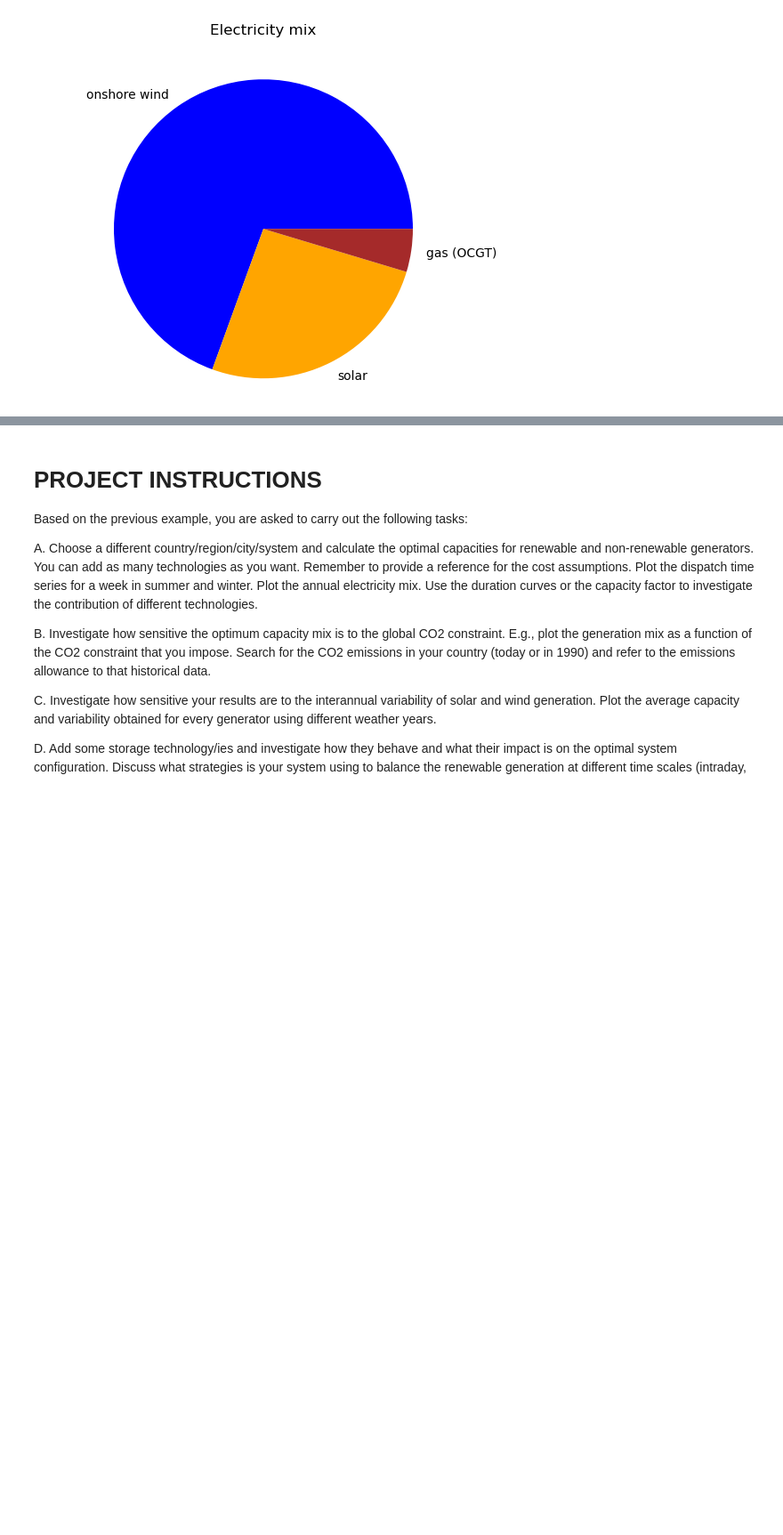
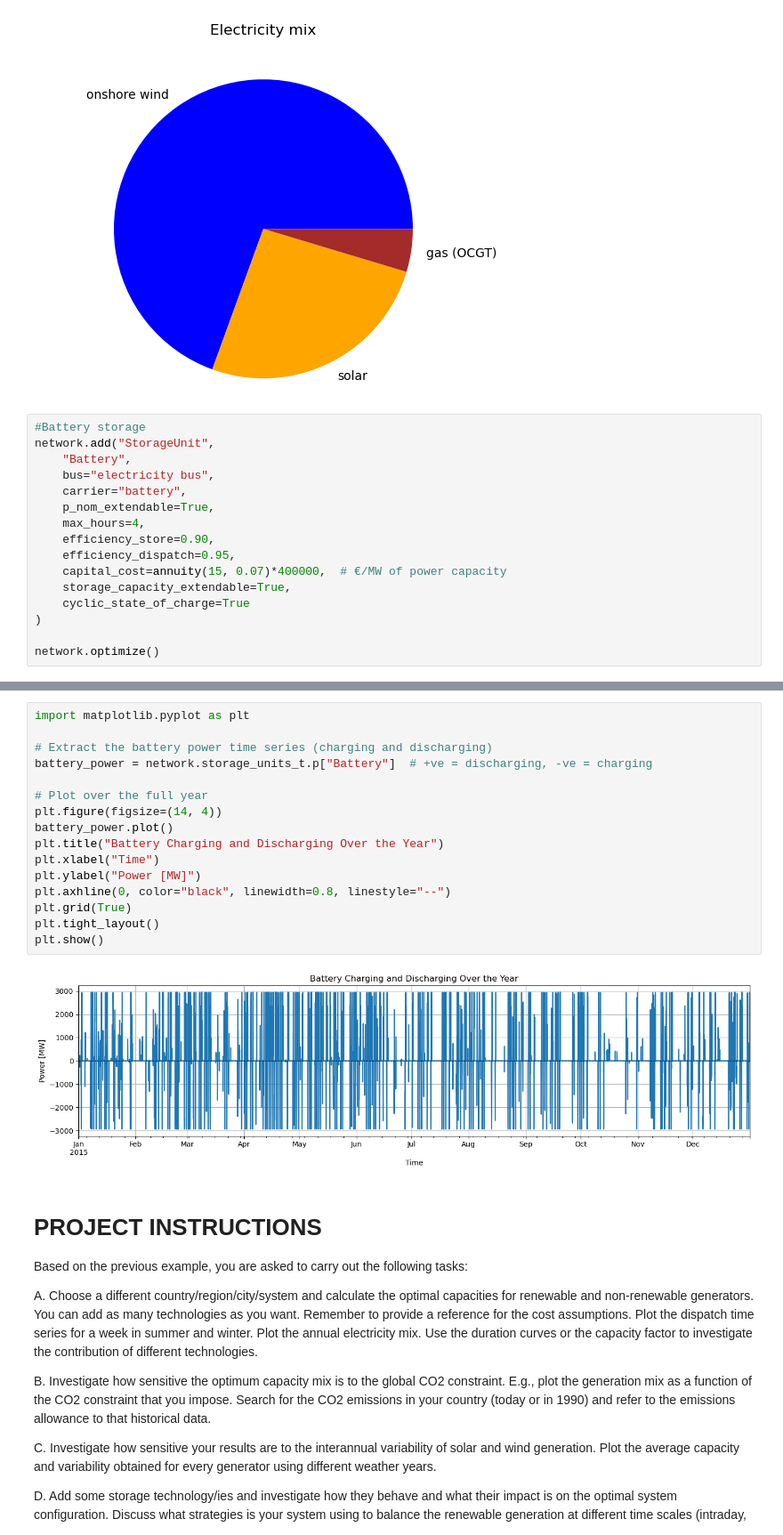
Before and after one commit to CharlotteHessels/new-integrated-project, a Jupyter notebook: IEG_course_project.ipynb, the cells around one changed output, grey strips where cells are left out. Shown at 89% size. Saved outputs shown, nothing was run; the diff lists cells and outputs as text; blank space fills up the shorter version.

Commit message:
added the storage constraint

```diff
--- a/IEG_course_project.ipynb
+++ b/IEG_course_project.ipynb
@@ -755,3 +755,19 @@ plt.title('Electricity mix', y=1.07)
 # %% [output]
 Text(0.5, 1.07, 'Electricity mix')
 [figure]
+# %%
+#Battery storage
+network.add("StorageUnit",
+    "Battery",
+    bus="electricity bus",
+    carrier="battery",
+    p_nom_extendable=True,
+    max_hours=4,
+    efficiency_store=0.90,
+    efficiency_dispatch=0.95,
+    capital_cost=annuity(15, 0.07)*400000,  # €/MW of power capacity
+    storage_capacity_extendable=True,
+    cyclic_state_of_charge=True
+)
+
+network.optimize()
@@ -758,3 +814,21 @@ Text(0.5, 1.07, 'Electricity mix')
+# %%
+import matplotlib.pyplot as plt
+
+# Extract the battery power time series (charging and discharging)
+battery_power = network.storage_units_t.p["Battery"]  # +ve = discharging, -ve = charging
+
+# Plot over the full year
+plt.figure(figsize=(14, 4))
+battery_power.plot()
+plt.title("Battery Charging and Discharging Over the Year")
+plt.xlabel("Time")
+plt.ylabel("Power [MW]")
+plt.axhline(0, color="black", linewidth=0.8, linestyle="--")
+plt.grid(True)
+plt.tight_layout()
+plt.show()
+# %% [output]
+[figure, added]
 # %% [markdown]
 # PROJECT INSTRUCTIONS
 
```
Also changed, not shown: parts of 5 cells of this notebook.
